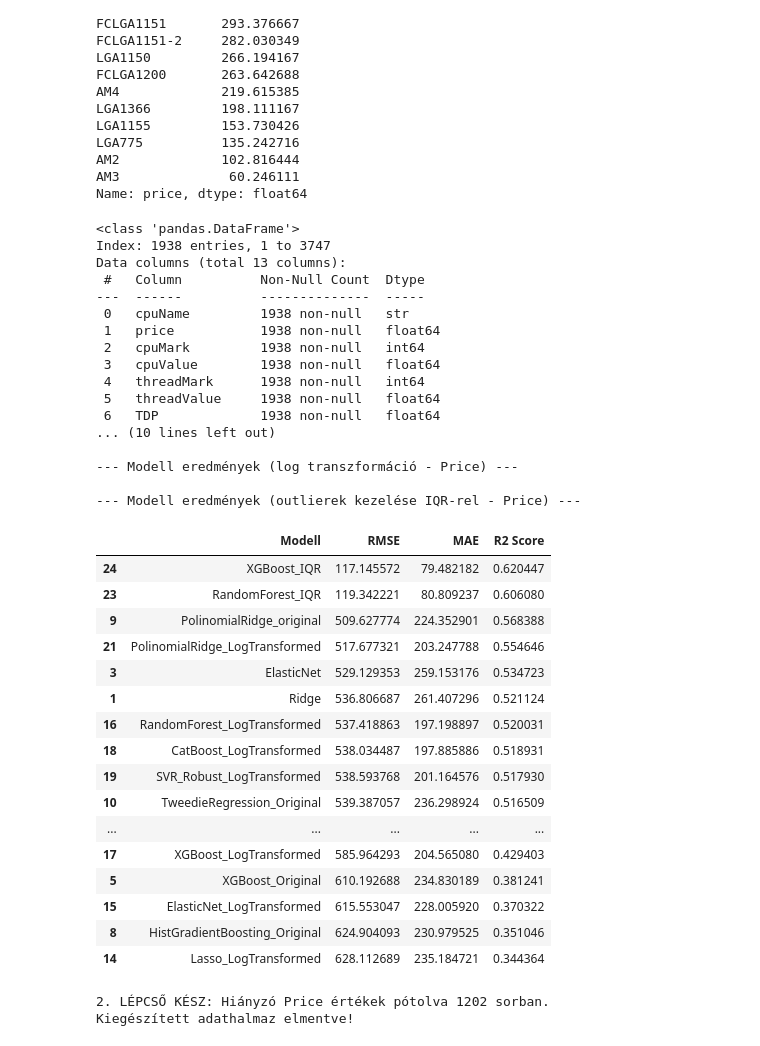
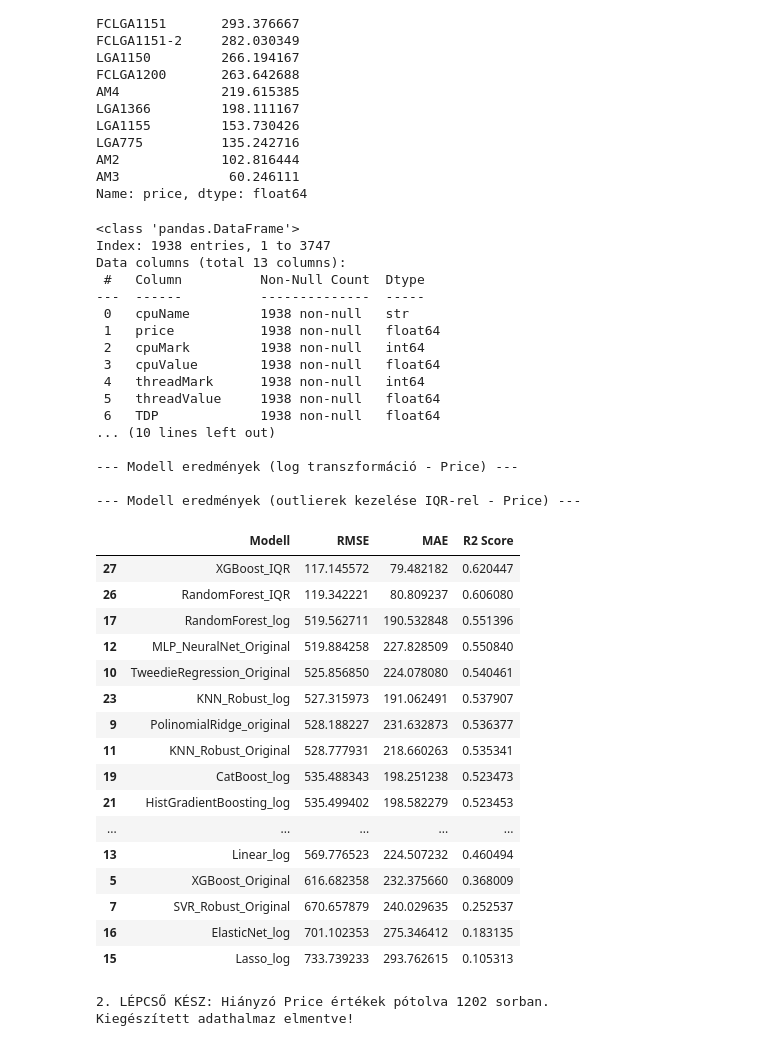
Before and after one commit to DGeriOE/CPU_Performance_Predictor, a Jupyter notebook: notebooks/EDA2.ipynb, the cells around one changed output. Drawn from its saved outputs; the diff is of its cells as text; code cells hidden in the pictures.

```diff
--- a/notebooks/EDA2.ipynb
+++ b/notebooks/EDA2.ipynb
@@ -206,18 +210,19 @@ X_train_orig_price, X_test_orig_price, y_train_orig_price, y_test_orig_price = t
 
 # Kibővített modell lista (XGBoost, CatBoost és egy RobustScaler-el ellátott SVR)
 models_orig_price = {
-    "Linear": LinearRegression(),
-    "Ridge": Ridge(alpha=10.0),
-    "Lasso": Lasso(alpha=0.1),
-    "ElasticNet": ElasticNet(alpha=0.1, l1_ratio=0.5),
-    "RandomForest_Original": RandomForestRegressor(n_estimators=100, random_state=42),
-    "XGBoost_Original": XGBRegressor(n_estimators=200, learning_rate=0.05, max_depth=6, random_state=42),
-    "CatBoost_Original": CatBoostRegressor(iterations=200, learning_rate=0.05, depth=6, random_seed=42, verbose=0),
-    "SVR_Robust_Original": make_pipeline(RobustScaler(), SVR(kernel='rbf', C=100.0, gamma='scale')),
-    "HistGradientBoosting_Original": HistGradientBoostingRegressor(loss='poisson', random_state=42),
-    "PolinomialRidge_original": make_pipeline(PolynomialFeatures(degree=2), StandardScaler(), Ridge(alpha=10.0)),
-    "TweedieRegression_Original": make_pipeline(StandardScaler(), TweedieRegressor(power=1.5, link='log')),
-    "KNN_Original": make_pipeline(RobustScaler(), KNeighborsRegressor(n_neighbors=5)),
+        "Linear": make_pipeline(RobustScaler(), LinearRegression()),
+        "Ridge": make_pipeline(RobustScaler(), Ridge(alpha=10.0)),
+        "Lasso": make_pipeline(RobustScaler(), Lasso(alpha=0.5)),
+        "ElasticNet": make_pipeline(RobustScaler(), ElasticNet(alpha=0.5, l1_ratio=0.5, max_iter=2000)),
+        "RandomForest_Original": RandomForestRegressor(n_estimators=100, max_depth=7, min_samples_leaf=5, random_state=42),
+        "XGBoost_Original": XGBRegressor(n_estimators=200, learning_rate=0.05, max_depth=6, subsample=0.7, colsample_bytree=0.8, random_state=42),
+        "CatBoost_Original": CatBoostRegressor(iterations=200, learning_rate=0.05, depth=6, l2_leaf_reg=5.0, random_seed=42, verbose=0),
+        "SVR_Robust_Original": make_pipeline(RobustScaler(), SVR(kernel='rbf', C=10.0, gamma='scale')),
+        "HistGradientBoosting_Original": HistGradientBoostingRegressor(loss='poisson', max_depth=5, l2_regularization=2.0, random_state=42),
+        "PolinomialRidge_original": make_pipeline(RobustScaler(), PolynomialFeatures(degree=2), Ridge(alpha=50.0)),
+        "TweedieRegression_Original": make_pipeline(RobustScaler(), TweedieRegressor(power=1.5, link='log')),
+        "KNN_Robust_Original": make_pipeline(RobustScaler(), KNeighborsRegressor(n_neighbors=10)),
+        "MLP_NeuralNet_Original": make_pipeline(RobustScaler(), MLPRegressor(hidden_layer_sizes=(64, 32), alpha=0.1, validation_fraction=0.1, max_iter=1000, early_stopping=True, random_state=42))
 }
 
 print("--- Modell eredmények (eredeti adatokon - Price) ---")
@@ -235,16 +240,18 @@ X_train_orig_log_price, X_test_orig_log_price, y_train_orig_log_price, y_test_or
 
 # Ugyanezek a modellek bevetése a logaritmizált célváltozón is
 models_log_orig_price = {
-    "Linear_LogTransformed": LinearRegression(),
-    "Ridge_LogTransformed": Ridge(alpha=10.0),
-    "Lasso_LogTransformed": Lasso(alpha=0.1),
-    "ElasticNet_LogTransformed": ElasticNet(alpha=0.1, l1_ratio=0.5),
-    "RandomForest_LogTransformed": RandomForestRegressor(n_estimators=100, random_state=42),
-    "XGBoost_LogTransformed": XGBRegressor(n_estimators=200, learning_rate=0.05, max_depth=6, random_state=42),
-    "CatBoost_LogTransformed": CatBoostRegressor(iterations=200, learning_rate=0.05, depth=6, random_seed=42, verbose=0),
-    "SVR_Robust_LogTransformed": make_pipeline(RobustScaler(), SVR(kernel='rbf', C=10.0, gamma='scale')),
-    "HistGradientBoosting_LogTransformed": HistGradientBoostingRegressor(loss='poisson', random_state=42),
-    "PolinomialRidge_LogTransformed": make_pipeline(PolynomialFeatures(degree=2), StandardScaler(), Ridge(alpha=10.0)),
+    "Linear_log": make_pipeline(RobustScaler(), LinearRegression()),
+    "Ridge_log": make_pipeline(RobustScaler(), Ridge(alpha=10.0)),
+    "Lasso_log": make_pipeline(RobustScaler(), Lasso(alpha=0.5)),
+    "ElasticNet_log": make_pipeline(RobustScaler(), ElasticNet(alpha=0.5, l1_ratio=0.5, max_iter=2000)),
+    "RandomForest_log": RandomForestRegressor(n_estimators=100, max_depth=7, min_samples_leaf=5, random_state=42),
+    "XGBoost_log": XGBRegressor(n_estimators=200, learning_rate=0.05, max_depth=6, subsample=0.7, colsample_bytree=0.8, random_state=42),
+    "CatBoost_log": CatBoostRegressor(iterations=200, learning_rate=0.05, depth=6, l2_leaf_reg=5.0, random_seed=42, verbose=0),
+    "SVR_Robust_log": make_pipeline(RobustScaler(), SVR(kernel='rbf', C=10.0, gamma='scale')),
+    "HistGradientBoosting_log": HistGradientBoostingRegressor(loss='poisson', max_depth=5, l2_regularization=2.0, random_state=42),
+    "PolinomialRidge_log": make_pipeline(RobustScaler(), PolynomialFeatures(degree=2), Ridge(alpha=50.0)),
+    "KNN_Robust_log": make_pipeline(RobustScaler(), KNeighborsRegressor(n_neighbors=10)),
+    "MLP_NeuralNet_log": make_pipeline(RobustScaler(), MLPRegressor(hidden_layer_sizes=(64, 32), alpha=0.1, validation_fraction=0.1, max_iter=1000, early_stopping=True, random_state=42))
 }
 
 print("\n--- Modell eredmények (log transzformáció - Price) ---")
@@ -280,49 +287,49 @@ print("\n--- Modell eredmények (outlierek kezelése IQR-rel - Price) ---")
 for name, model in models_filtered_price.items():
     model.fit(X_train_filt_price, y_train_filt_price)
     y_pred_filt = model.predict(X_test_filt_price)
     rmse_filt = np.sqrt(mean_squared_error(y_test_filt_price, y_pred_filt))
     mae_filt = mean_absolute_error(y_test_filt_price, y_pred_filt)
     r2_filt = r2_score(y_test_filt_price, y_pred_filt)
     results_list_price.append({'Modell': f"{name}", 'RMSE': rmse_filt, 'MAE': mae_filt, 'R2 Score': r2_filt})
 
 # Eredmények összegzése
 comparison_df_price = pd.DataFrame(results_list_price).sort_values(by="R2 Score", ascending=False)
 display(comparison_df_price)
 # %% [output]
 <class 'pandas.DataFrame'>
 Index: 1938 entries, 1 to 3747
 Data columns (total 13 columns):
  #   Column          Non-Null Count  Dtype
 ---  ------          --------------  -----
  0   cpuName         1938 non-null   str
  1   price           1938 non-null   float64
  2   cpuMark         1938 non-null   int64
  3   cpuValue        1938 non-null   float64
  4   threadMark      1938 non-null   int64
  5   threadValue     1938 non-null   float64
  6   TDP             1938 non-null   float64
 ... (10 lines left out)
 
 --- Modell eredmények (log transzformáció - Price) ---
 
 --- Modell eredmények (outlierek kezelése IQR-rel - Price) ---
 |  | Modell | RMSE | MAE | R2 Score |
-| 24 | XGBoost_IQR | 117.145572 | 79.482182 | 0.620447 |
-| 23 | RandomForest_IQR | 119.342221 | 80.809237 | 0.606080 |
-| 9 | PolinomialRidge_original | 509.627774 | 224.352901 | 0.568388 |
-| 21 | PolinomialRidge_LogTransformed | 517.677321 | 203.247788 | 0.554646 |
-| 3 | ElasticNet | 529.129353 | 259.153176 | 0.534723 |
-| 1 | Ridge | 536.806687 | 261.407296 | 0.521124 |
-| 16 | RandomForest_LogTransformed | 537.418863 | 197.198897 | 0.520031 |
-| 18 | CatBoost_LogTransformed | 538.034487 | 197.885886 | 0.518931 |
-| 19 | SVR_Robust_LogTransformed | 538.593768 | 201.164576 | 0.517930 |
-| 10 | TweedieRegression_Original | 539.387057 | 236.298924 | 0.516509 |
+| 27 | XGBoost_IQR | 117.145572 | 79.482182 | 0.620447 |
+| 26 | RandomForest_IQR | 119.342221 | 80.809237 | 0.606080 |
+| 17 | RandomForest_log | 519.562711 | 190.532848 | 0.551396 |
+| 12 | MLP_NeuralNet_Original | 519.884258 | 227.828509 | 0.550840 |
+| 10 | TweedieRegression_Original | 525.856850 | 224.078080 | 0.540461 |
+| 23 | KNN_Robust_log | 527.315973 | 191.062491 | 0.537907 |
+| 9 | PolinomialRidge_original | 528.188227 | 231.632873 | 0.536377 |
+| 11 | KNN_Robust_Original | 528.777931 | 218.660263 | 0.535341 |
+| 19 | CatBoost_log | 535.488343 | 198.251238 | 0.523473 |
+| 21 | HistGradientBoosting_log | 535.499402 | 198.582279 | 0.523453 |
 | ... | ... | ... | ... | ... |
-| 17 | XGBoost_LogTransformed | 585.964293 | 204.565080 | 0.429403 |
-| 5 | XGBoost_Original | 610.192688 | 234.830189 | 0.381241 |
-| 15 | ElasticNet_LogTransformed | 615.553047 | 228.005920 | 0.370322 |
-| 8 | HistGradientBoosting_Original | 624.904093 | 230.979525 | 0.351046 |
-| 14 | Lasso_LogTransformed | 628.112689 | 235.184721 | 0.344364 |
+| 13 | Linear_log | 569.776523 | 224.507232 | 0.460494 |
+| 5 | XGBoost_Original | 616.682358 | 232.375660 | 0.368009 |
+| 7 | SVR_Robust_Original | 670.657879 | 240.029635 | 0.252537 |
+| 16 | ElasticNet_log | 701.102353 | 275.346412 | 0.183135 |
+| 15 | Lasso_log | 733.739233 | 293.762615 | 0.105313 |
 # %%
 # === 2. LÉPCSŐ: Price Predikciós Modell ===
 
```
Also changed, not shown: parts of 4 cells of this notebook, 1 other file.
